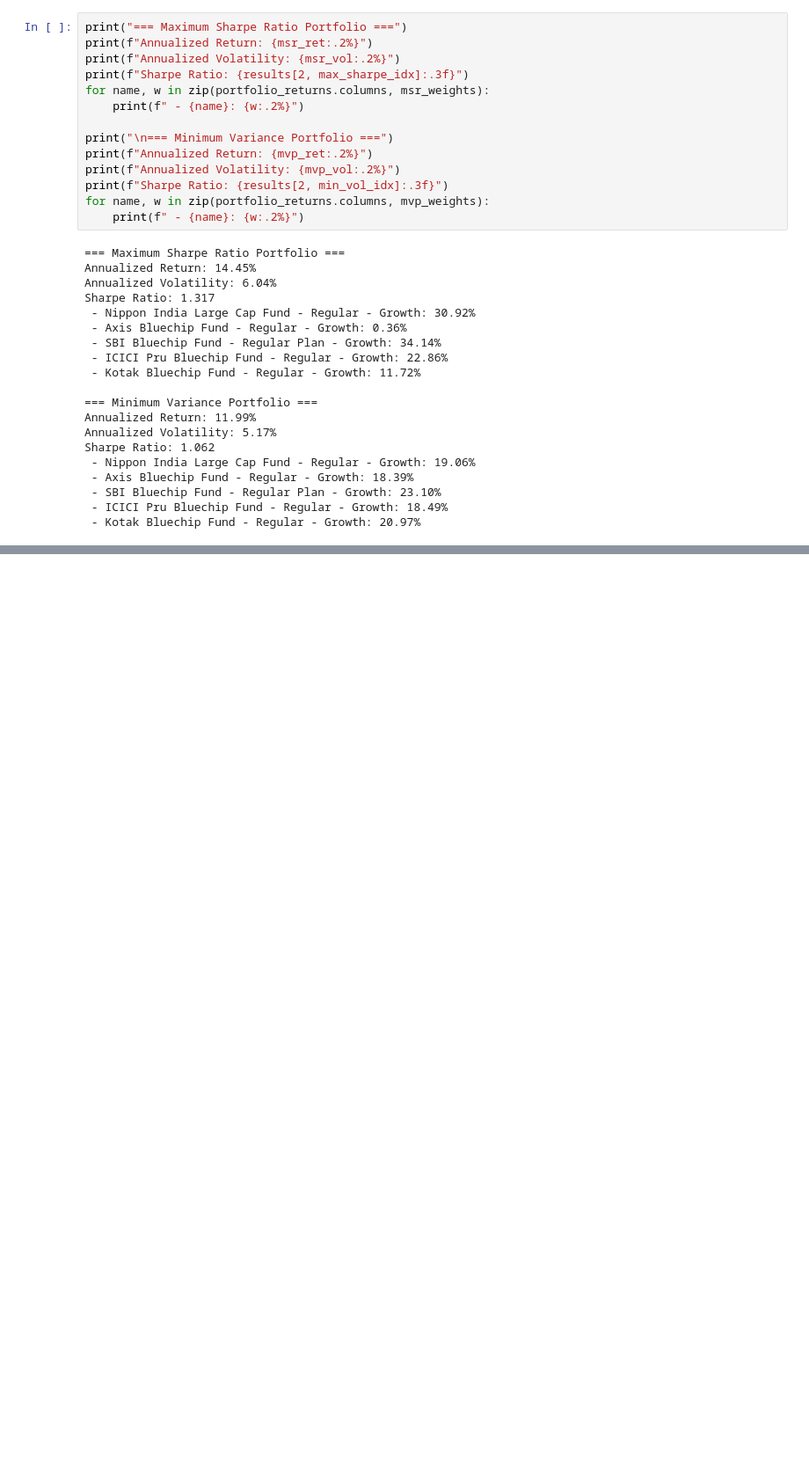
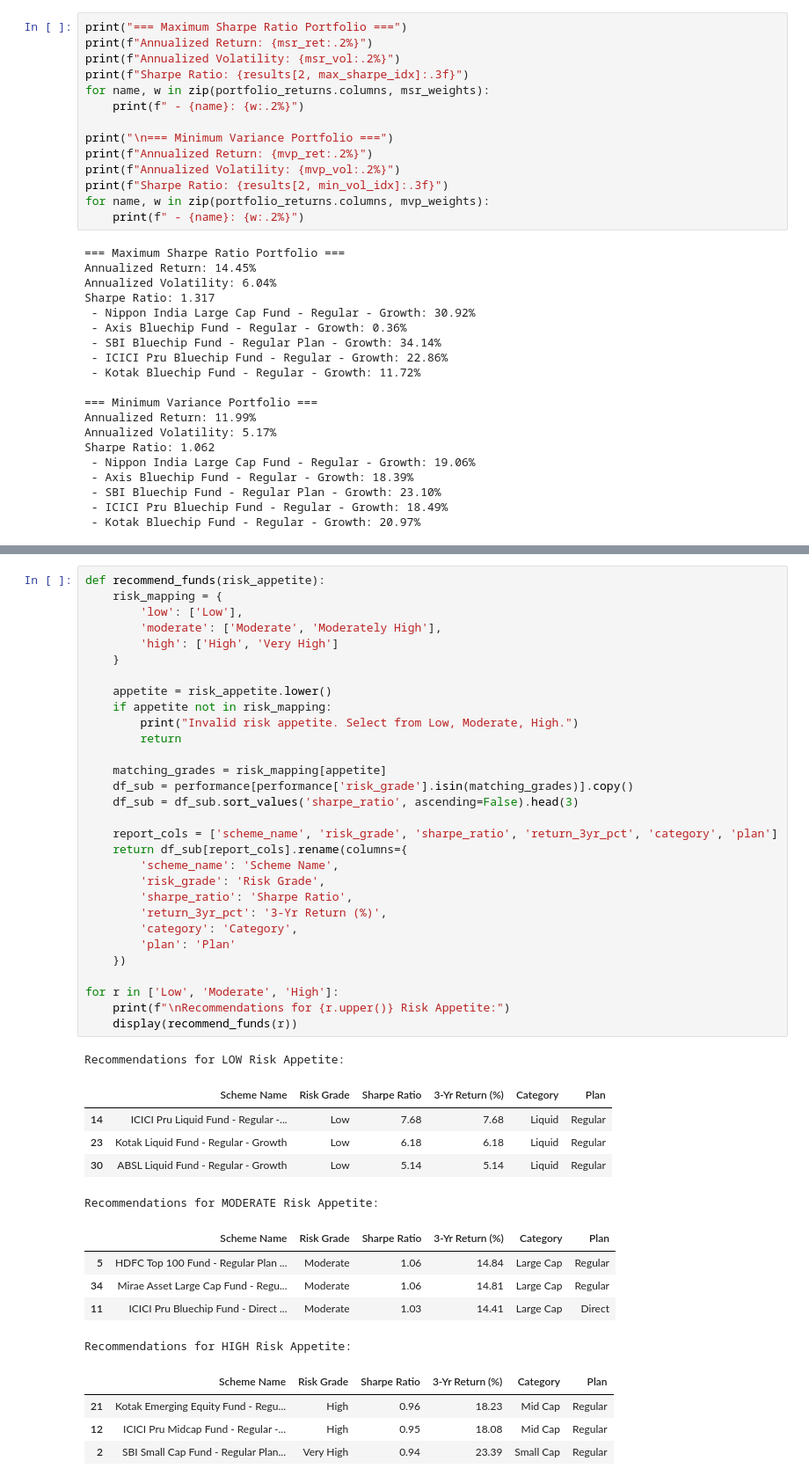
Before and after one commit to rrajput18/MutualFundAnalysis, a Jupyter notebook: notebooks/05_advanced_analytics.ipynb, the cells around one changed output, grey strips where cells are left out. Shown at 88% size. Saved outputs shown, nothing was run; the diff lists cells and outputs as text; blank space fills up the shorter version.

```diff
--- a/notebooks/05_advanced_analytics.ipynb
+++ b/notebooks/05_advanced_analytics.ipynb
@@ -180,0 +376,46 @@ Sharpe Ratio: 1.062
+# %%
+def recommend_funds(risk_appetite):
+    risk_mapping = {
+        'low': ['Low'],
+        'moderate': ['Moderate', 'Moderately High'],
+        'high': ['High', 'Very High']
+    }
+
+    appetite = risk_appetite.lower()
+    if appetite not in risk_mapping:
+        print("Invalid risk appetite. Select from Low, Moderate, High.")
+        return
+
+    matching_grades = risk_mapping[appetite]
+    df_sub = performance[performance['risk_grade'].isin(matching_grades)].copy()
+    df_sub = df_sub.sort_values('sharpe_ratio', ascending=False).head(3)
+
+    report_cols = ['scheme_name', 'risk_grade', 'sharpe_ratio', 'return_3yr_pct', 'category', 'plan']
+    return df_sub[report_cols].rename(columns={
+        'scheme_name': 'Scheme Name',
+        'risk_grade': 'Risk Grade',
+        'sharpe_ratio': 'Sharpe Ratio',
+        'return_3yr_pct': '3-Yr Return (%)',
+        'category': 'Category',
+        'plan': 'Plan'
+    })
+
+for r in ['Low', 'Moderate', 'High']:
+    print(f"\nRecommendations for {r.upper()} Risk Appetite:")
+    display(recommend_funds(r))
+# %% [output]
+Recommendations for LOW Risk Appetite:
+|  | Scheme Name | Risk Grade | Sharpe Ratio | 3-Yr Return (%) | Category | Plan |
+| 14 | ICICI Pru Liquid Fund - Regular -... | Low | 7.68 | 7.68 | Liquid | Regular |
+| 23 | Kotak Liquid Fund - Regular - Growth | Low | 6.18 | 6.18 | Liquid | Regular |
+| 30 | ABSL Liquid Fund - Regular - Growth | Low | 5.14 | 5.14 | Liquid | Regular |
+Recommendations for MODERATE Risk Appetite:
+|  | Scheme Name | Risk Grade | Sharpe Ratio | 3-Yr Return (%) | Category | Plan |
+| 5 | HDFC Top 100 Fund - Regular Plan ... | Moderate | 1.06 | 14.84 | Large Cap | Regular |
+| 34 | Mirae Asset Large Cap Fund - Regu... | Moderate | 1.06 | 14.81 | Large Cap | Regular |
+| 11 | ICICI Pru Bluechip Fund - Direct ... | Moderate | 1.03 | 14.41 | Large Cap | Direct |
+Recommendations for HIGH Risk Appetite:
+|  | Scheme Name | Risk Grade | Sharpe Ratio | 3-Yr Return (%) | Category | Plan |
+| 21 | Kotak Emerging Equity Fund - Regu... | High | 0.96 | 18.23 | Mid Cap | Regular |
+| 12 | ICICI Pru Midcap Fund - Regular -... | High | 0.95 | 18.08 | Mid Cap | Regular |
+| 2 | SBI Small Cap Fund - Regular Plan... | Very High | 0.94 | 23.39 | Small Cap | Regular |
```
Also changed, not shown: parts of 14 cells of this notebook, 3 other files.
